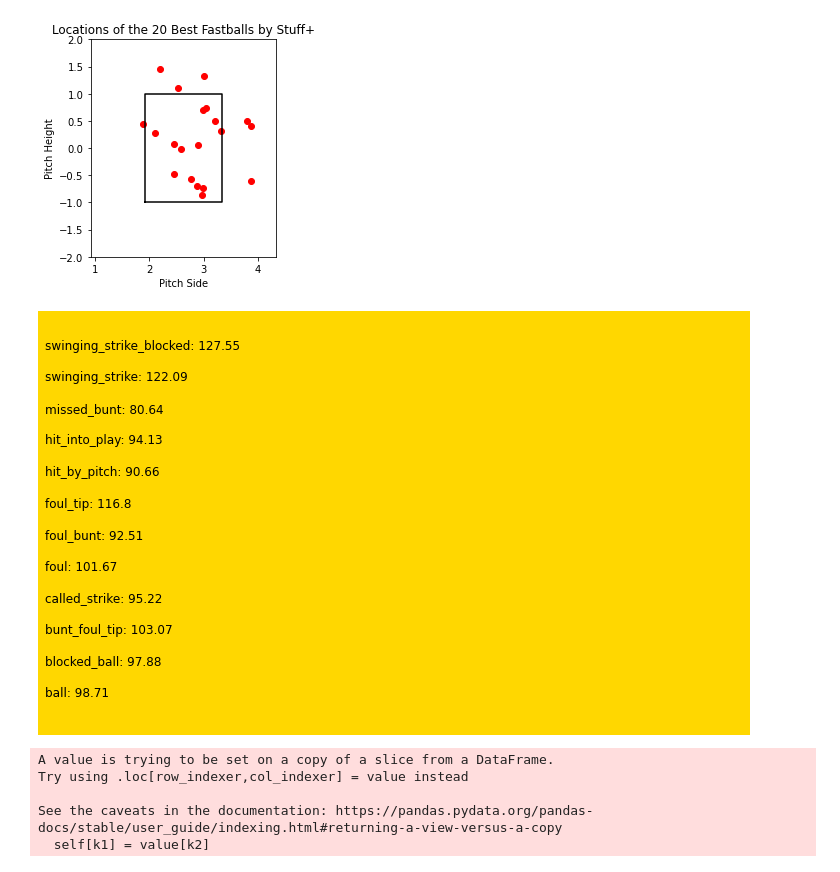
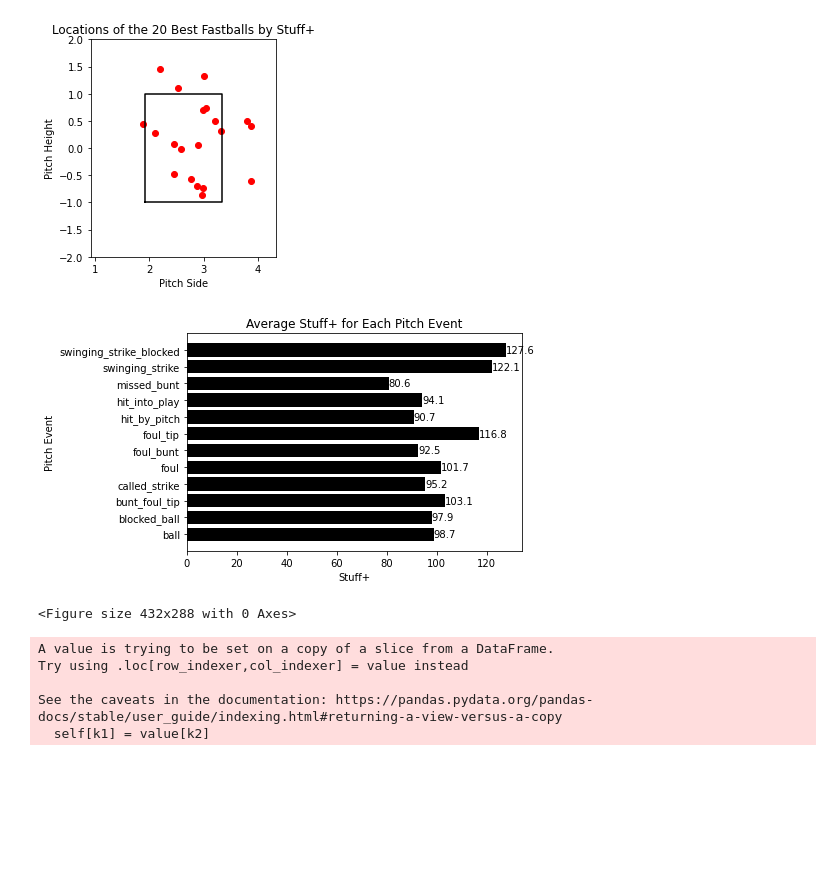
Before and after one commit to genocous/si_339_final_project, a Jupyter notebook: Python Code/stuff_plus.ipynb, the cells around one changed output. Cells and saved outputs as stored; diff of their text form; code cells hidden in the pictures; blank space fills up the shorter version.

```diff
--- a/Python Code/stuff_plus.ipynb
+++ b/Python Code/stuff_plus.ipynb
@@ -587,26 +587,26 @@ plt.show()
 # %%
 # Average Stuff+ for each possible pitch event
 # Assuming df_sorted.groupby(by='description')['stuff_plus'].mean().round(2) is stored in the variable 'series'
 series = df_sorted.groupby(by='description')['stuff_plus'].mean().round(2)
 
-# Create a new figure with a white background
-fig = plt.figure(figsize=(10, 6), facecolor='gold')
+# Create a bar plot of the average Stuff+ for each pitch event
+plt.barh(series.index, series.values, color='black')
 
-# Add the series values as text annotations
-for i, (index, value) in enumerate(series.items()):
-    plt.text(0, i, f'{index}: {value}', fontsize=12)
+# Add value labels and a title
+for i, value in enumerate(series.values):
+    plt.text(round(value, 1), i, str(round(value, 1)), va='center')
+plt.xlabel('Stuff+')
+plt.ylabel('Pitch Event')
+plt.title('Average Stuff+ for Each Pitch Event')
 
-# Hide the axes
-plt.axis('off')
-
-# Adjust the limits and layout
-plt.ylim(-1, len(series))
-plt.tight_layout()
+# Show the plot
+plt.show()
 
 # Save the figure as an image
-#plt.savefig('avg_stuff+_per_event.png', bbox_inches='tight', facecolor='white')
+plt.savefig('avg_stuff+_per_event.png', bbox_inches='tight', facecolor='white')
 # %% [output]
-[figure, old version]
+[figure, new version]
+<Figure size 432x288 with 0 Axes>
 # %%
 top_20 = df_sorted.head(20)
 top_20[['induced_vertical_break', 'horizontal_break', 'differential_break']] = top_20[['induced_vertical_break', 'horizontal_break', 'differential_break']] * 12
```
Also changed, not shown: parts of 21 cells of this notebook, 12 other files.
